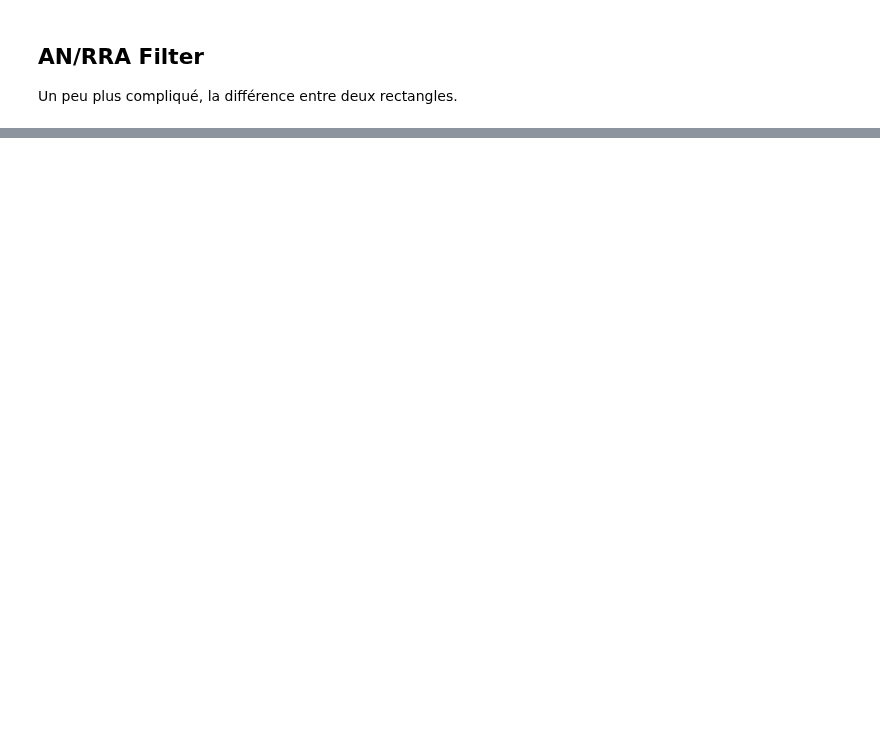
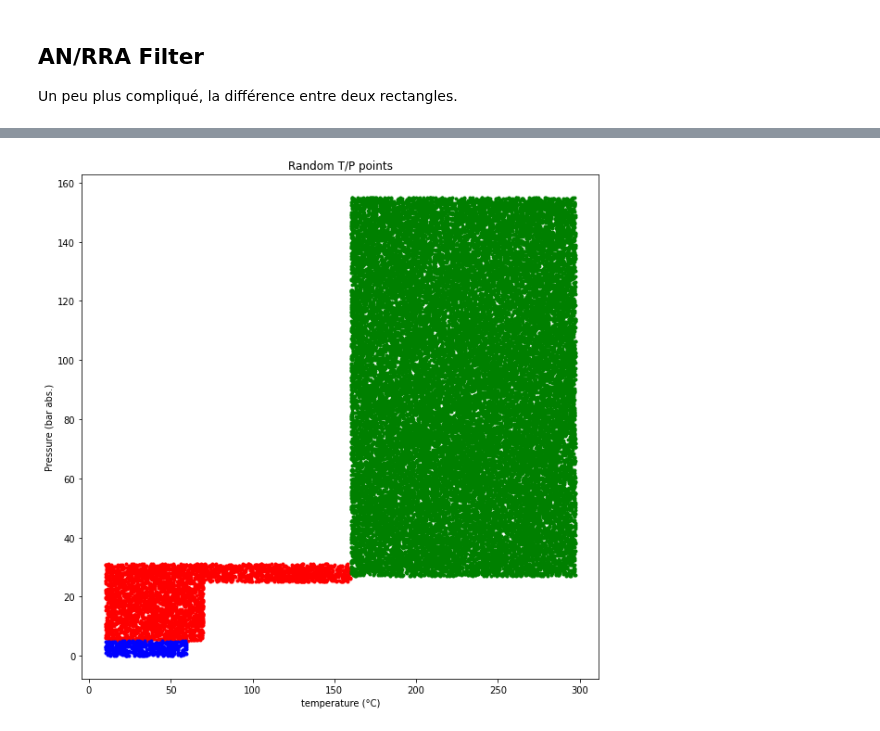
Before and after one commit to berettavexee/Chaussette, a Jupyter notebook: Test_02.ipynb, the cells around one changed output, grey strips where cells are left out. Cells and saved outputs as stored; diff of their text form; code cells hidden in the pictures; blank space fills up the shorter version.

```diff
--- a/Test_02.ipynb
+++ b/Test_02.ipynb
@@ -121,0 +201,29 @@ Les choses difficiles commences
+# %%
+def angv_index(array):
+    """
+    Takes a numpy array and isolates all points that are within [10,160] for
+    the first dimension and between [5,31] for
+    the second dimension by creating a boolean index.
+    """
+    index = (array[:, 0] <= 297.2) & (array[:, 1] <= 155)
+
+    return array[index]
+
+
+#Performance indicator - remove if not needed - run the function 7000 times.
+print('Boolean index AN/gv:\t', end='')
+%timeit angv_index(quadrant[1]) # Quadrant II
+
+angv_data = angv_index(quadrant[1])
+print('Point in AN/GV quadrant:\t', len(angv_data))
+
+plt.figure(figsize=(10, 10))
+plt.title('Random T/P points')
+plt.xlabel('temperature (°C)')
+plt.ylabel('Pressure (bar abs.)')
+# plt.plot(array[:, 0], array[:, 1], 'k.')
+plt.plot(anrra_data[:, 0], anrra_data[:, 1], 'r.')
+plt.plot(api_data[:, 0], api_data[:, 1], 'b.')
+plt.plot(angv_data[:, 0], angv_data[:, 1], 'g.')
+plt.show()
+# %% [output]
@@ -121,0 +232 @@ Les choses difficiles commences
+[figure, added]
```
Also changed, not shown: parts of 7 cells of this notebook.
